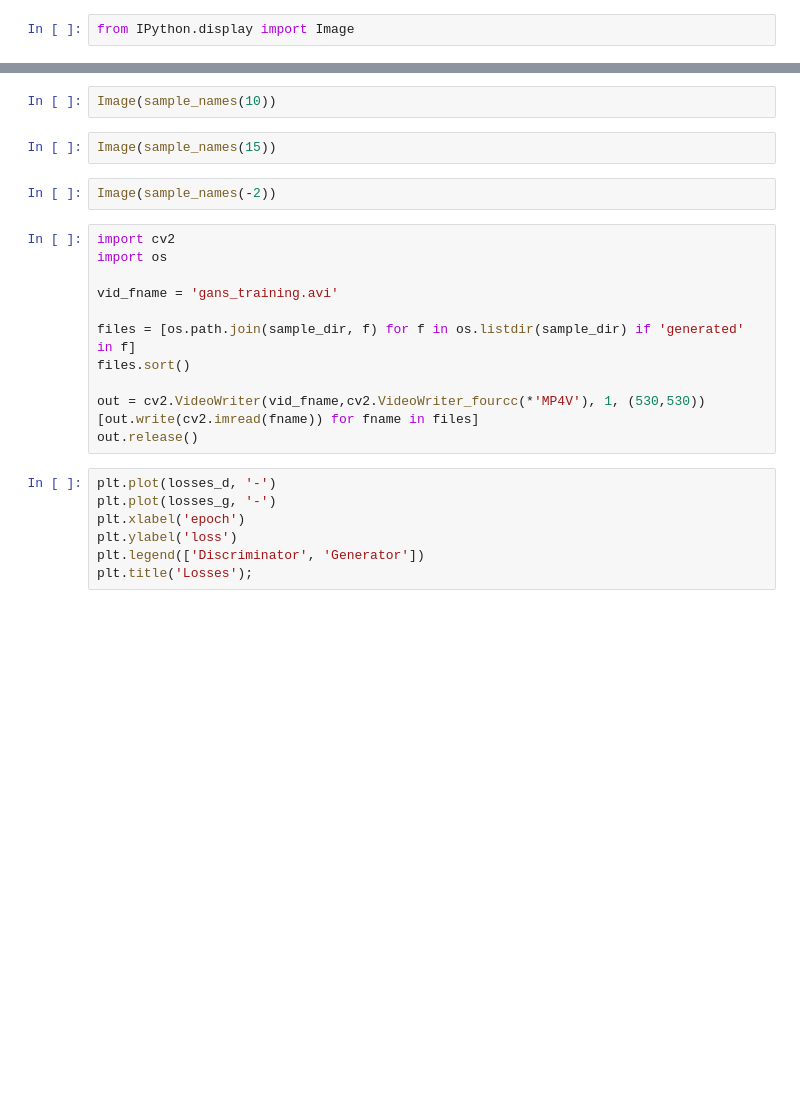
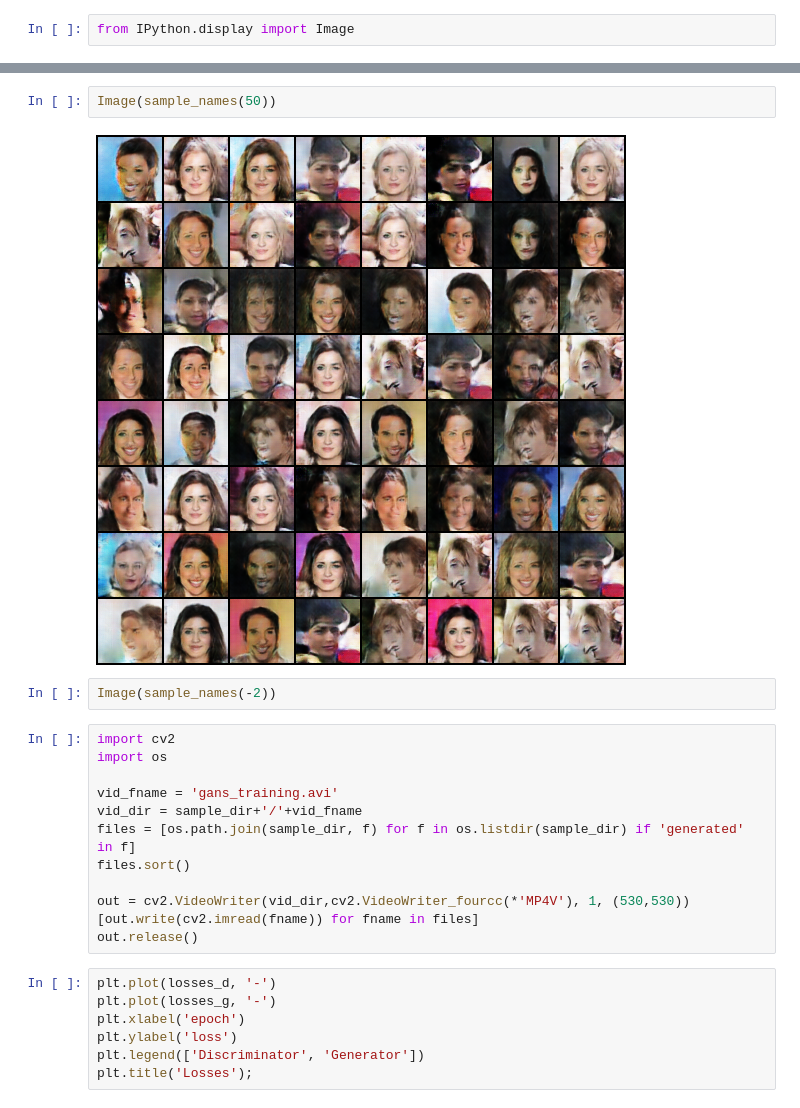
Before and after one commit to afschowdhury/GAN-real-face-generation, a Jupyter notebook: Real_Faces_Generation_with__GAN.ipynb, the cells around one changed output, grey strips where cells are left out. Cells and saved outputs as stored; diff of their text form; blank space fills up the shorter version.

```diff
--- a/Real_Faces_Generation_with__GAN.ipynb
+++ b/Real_Faces_Generation_with__GAN.ipynb
@@ -546,19 +477,19 @@ Image(sample_names(0))
-# %%
-Image(sample_names(10))
-# %%
-Image(sample_names(15))
 # %%
-Image(sample_names(-2))
+Image(sample_names(50))
+# %% [output]
+[figure, added]
+# %%
+Image(sample_names(-2))
 # %%
 import cv2
 import os
 
 vid_fname = 'gans_training.avi'
-
+vid_dir = sample_dir+'/'+vid_fname
 files = [os.path.join(sample_dir, f) for f in os.listdir(sample_dir) if 'generated' in f]
 files.sort()
 
-out = cv2.VideoWriter(vid_fname,cv2.VideoWriter_fourcc(*'MP4V'), 1, (530,530))
+out = cv2.VideoWriter(vid_dir,cv2.VideoWriter_fourcc(*'MP4V'), 1, (530,530))
 [out.write(cv2.imread(fname)) for fname in files]
 out.release()
 # %%
```
Also changed, not shown: parts of 15 cells of this notebook, 1 other file.
